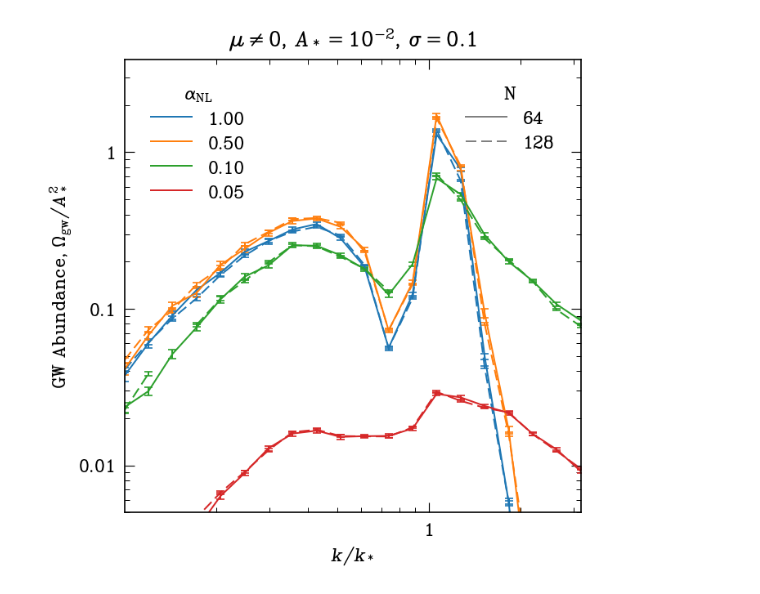
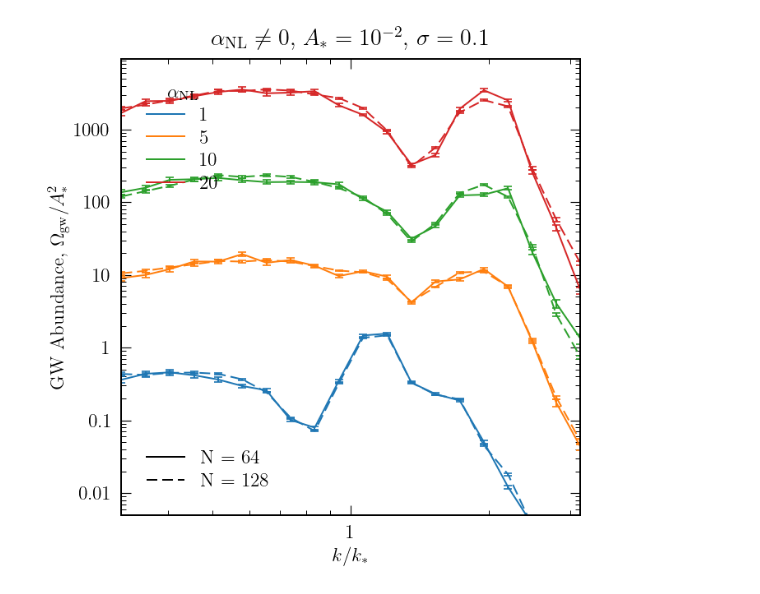
Before and after one commit to giovannipiccoli99/FLAN-SIGW, a Jupyter notebook: test_notebook.ipynb, the cells around one changed output. Cells and saved outputs as stored; diff of their text form; code cells hidden in the pictures.

```diff
--- a/test_notebook.ipynb
+++ b/test_notebook.ipynb
@@ -16,3 +17,11 @@ import flan_sigw
+# %%
+plt.rcParams.update({
+    'font.size': 14,
+    'text.usetex': True,
+    'font.family': 'serif',
+    'font.serif': ['Computer Modern Roman'],
+    'axes.linewidth': 1.2
+})
 # %%
 import math
 import matplotlib.lines as mlines
@@ -136,3 +141,13 @@ y = torch.tensor(y)
 k_bar = k_[torch.min(torch.argwhere(y/y[-1]>1- eps))]
 
 cmap = plt.get_cmap('tab10')#plt.get_cmap('inferno')
+# %%
+k_data = np.loadtxt('non_gaussian_data/GP_fNL2_LN_0.1.txt')[:, 0]
+fNL2 = np.loadtxt('non_gaussian_data/GP_fNL2_LN_0.1.txt')[:, 1]
+fNL4 = np.loadtxt('non_gaussian_data/GP_fNL4_LN_0.1.txt')[:, 1]
+gNL = np.loadtxt('non_gaussian_data/GP_gNL_LN_0.1.txt')[:, 1]
+gNL2 = np.loadtxt('non_gaussian_data/GP_gNL2_LN_0.1.txt')[:, 1]
+gauss = np.loadtxt('non_gaussian_data/GP_Gaussian_LN_0.1.txt')[:, 1]
+
+def Omega_gw_nongaussian(A_star, F_NL, G_NL):
+    return A_star**2*gauss + A_star**3*(F_NL**2*fNL2 + G_NL*gNL) + A_star**4*(F_NL**4*fNL4 + G_NL**2*gNL2)
@@ -139,7 +315,7 @@ cmap = plt.get_cmap('tab10')#plt.get_cmap('inferno')
 # %%
-mu = [1, 0.5, 0.1, 0.05]
+alpha_NL = [1., 5.,  10., 20.]
 cmap = plt.get_cmap('tab10')
-for i in range(0, len(mu)):
+for i in range(0, len(alpha_NL)):
     N_low = 64
     N = N_low
     O_gw = []
@@ -147,7 +323,7 @@ for i in range(0, len(mu)):
     for k_ in k:
         k_max = np.max([k_bar, 3.*k_.cpu()])
         L = N*np.pi/k_max
-        Phi_i_k  = (2./3.)*flan_sigw.generate_nongaussian_field_log_k(N, L, Delta_zeta, mu[i], device = device)
+        Phi_i_k  = (2./3.)*flan_sigw.generate_nongaussian_nonlocal_field_k(N, L, Delta_zeta, k_star, alpha_NL[i], 0, device = device)
         O_gw_, sigma_O_gw_ = Omega_gw_1(k_, Phi_i_k, L, N_modes)
         O_gw.append(O_gw_)
         sigma_O_gw.append(sigma_O_gw_)
@@ -162,39 +338,39 @@ for i in range(0, len(mu)):
     O_gw = []
     sigma_O_gw = []
     for k_ in k:
         k_max = np.max([k_bar, 3.*k_.cpu()])
         L = N*np.pi/k_max
-        Phi_i_k  = (2./3.)*flan_sigw.generate_nongaussian_field_log_k(N, L, Delta_zeta, mu[i], device = device)
+        Phi_i_k  = (2./3.)*flan_sigw.generate_nongaussian_nonlocal_field_k(N, L, Delta_zeta, k_star, alpha_NL[i], 0, device = device)
         O_gw_, sigma_O_gw_ = Omega_gw_1(k_, Phi_i_k, L, N_modes)
         O_gw.append(O_gw_)
         sigma_O_gw.append(sigma_O_gw_)
 
     O_gw = torch.stack(O_gw)
     sigma_O_gw = torch.stack(sigma_O_gw)
 
     plt.errorbar(k.cpu(), O_gw.cpu()/A_star**2, yerr=sigma_O_gw.cpu()/A_star**2,
                  color=cmap(i), linestyle='--', capsize=3)
 
-plt.title("$\\mu\\neq 0$, $A_* = 10^{-2}$, $\\sigma = 0.1$")
+plt.title("$\\alpha_{\\rm NL}\\neq 0$, $A_* = 10^{-2}$, $\\sigma = 0.1$")
 plt.yscale('log')
 plt.xscale('log')
 plt.ylabel('GW Abundance, $\Omega_{\\rm gw}/A_*^2$')
 plt.xlabel('$k/k_*$')
 plt.xlim(k.cpu()[0], k.cpu()[-1])
 
 
-color_handles = [mlines.Line2D([], [], color=cmap(i), linestyle='-', label=f'{mu[i]:.2f}') for i in range(len(mu))]
+color_handles = [mlines.Line2D([], [], color=cmap(i), linestyle='-', label=f'{alpha_NL[i]:.0f}') for i in range(len(alpha_NL))]
 first_legend = plt.legend(handles=color_handles, title='$\\alpha_{\\rm NL}$', loc='upper left')
 plt.gca().add_artist(first_legend)
 
 style_handles = [
-    mlines.Line2D([], [], color='gray', linestyle='-', label=f'{N_low:.0f}'),
-    mlines.Line2D([], [], color='gray', linestyle='--', label=f'{N_high:.0f}')
+    mlines.Line2D([], [], color='black', linestyle='-', label=f'N = {N_low:.0f}'),
+    mlines.Line2D([], [], color='black', linestyle='--', label=f'N = {N_high:.0f}')
 ]
-plt.legend(handles=style_handles, title='N', loc='upper right')
+plt.legend(handles=style_handles, loc='lower left')
 plt.ylim(0.005, )
-plt.savefig('nongaussian_mu.pdf')
+plt.savefig('nongaussian_alpha_NL.pdf')
 plt.show()
 # %% [output]
-[figure, old version]
+[figure, new version]
 # %%
```
Also changed, not shown: parts of 10 cells of this notebook, 12 other files.
